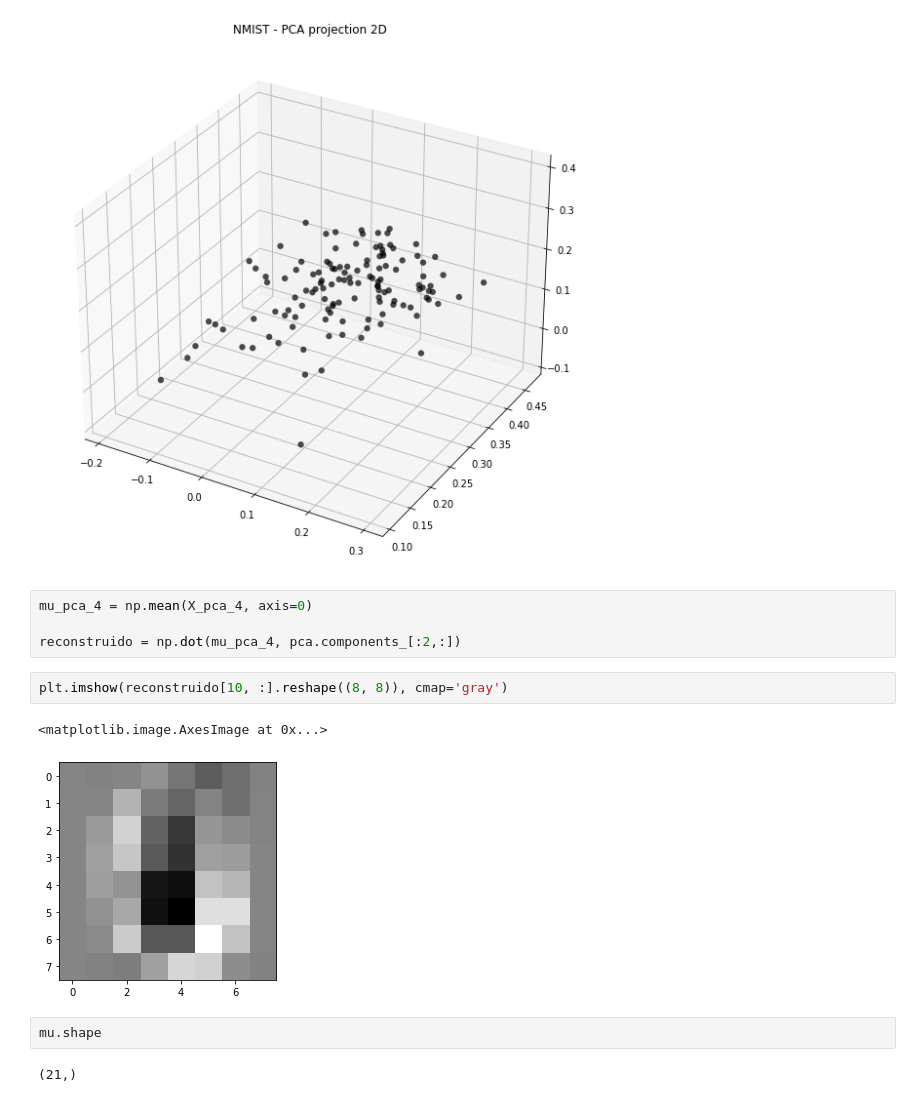
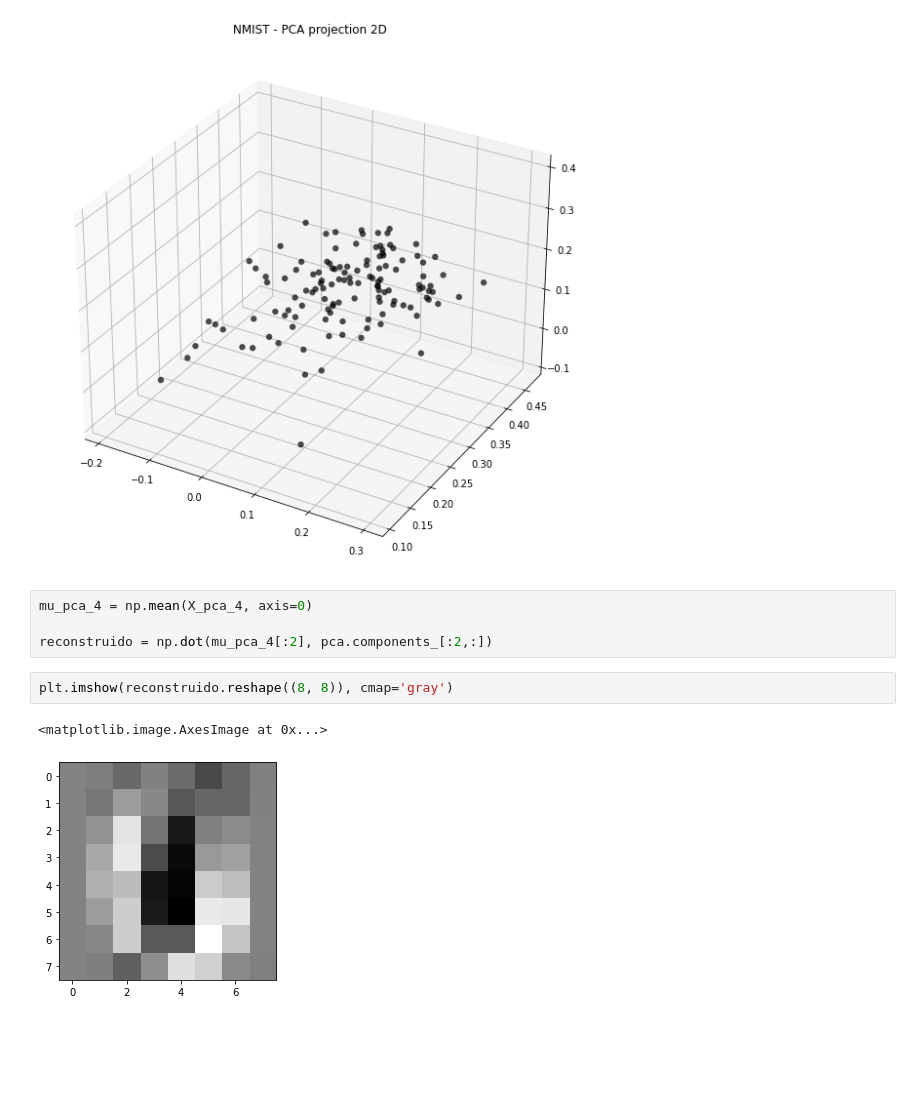
Before and after one commit to Minombreesana/introduccion_ia, a Jupyter notebook: Clase_2/ejercicio_2.ipynb, the cells around one changed output. Saved outputs shown, nothing was run; the diff lists cells and outputs as text; blank space fills up the shorter version.

```diff
--- a/Clase_2/ejercicio_2.ipynb
+++ b/Clase_2/ejercicio_2.ipynb
@@ -259,13 +259,9 @@ plt.title('NMIST - PCA projection 2D');
 # %%
 mu_pca_4 = np.mean(X_pca_4, axis=0)
 
-reconstruido = np.dot(mu_pca_4, pca.components_[:2,:])
+reconstruido = np.dot(mu_pca_4[:2], pca.components_[:2,:])
 # %%
-plt.imshow(reconstruido[10, :].reshape((8, 8)), cmap='gray')
+plt.imshow(reconstruido.reshape((8, 8)), cmap='gray')
 # %% [output]
 <matplotlib.image.AxesImage at 0x...>
-[figure, old version]
+[figure, new version]
-# %%
-mu.shape
-# %% [output]
-(21,)
```
Also changed, not shown: parts of 1 cell of this notebook.
